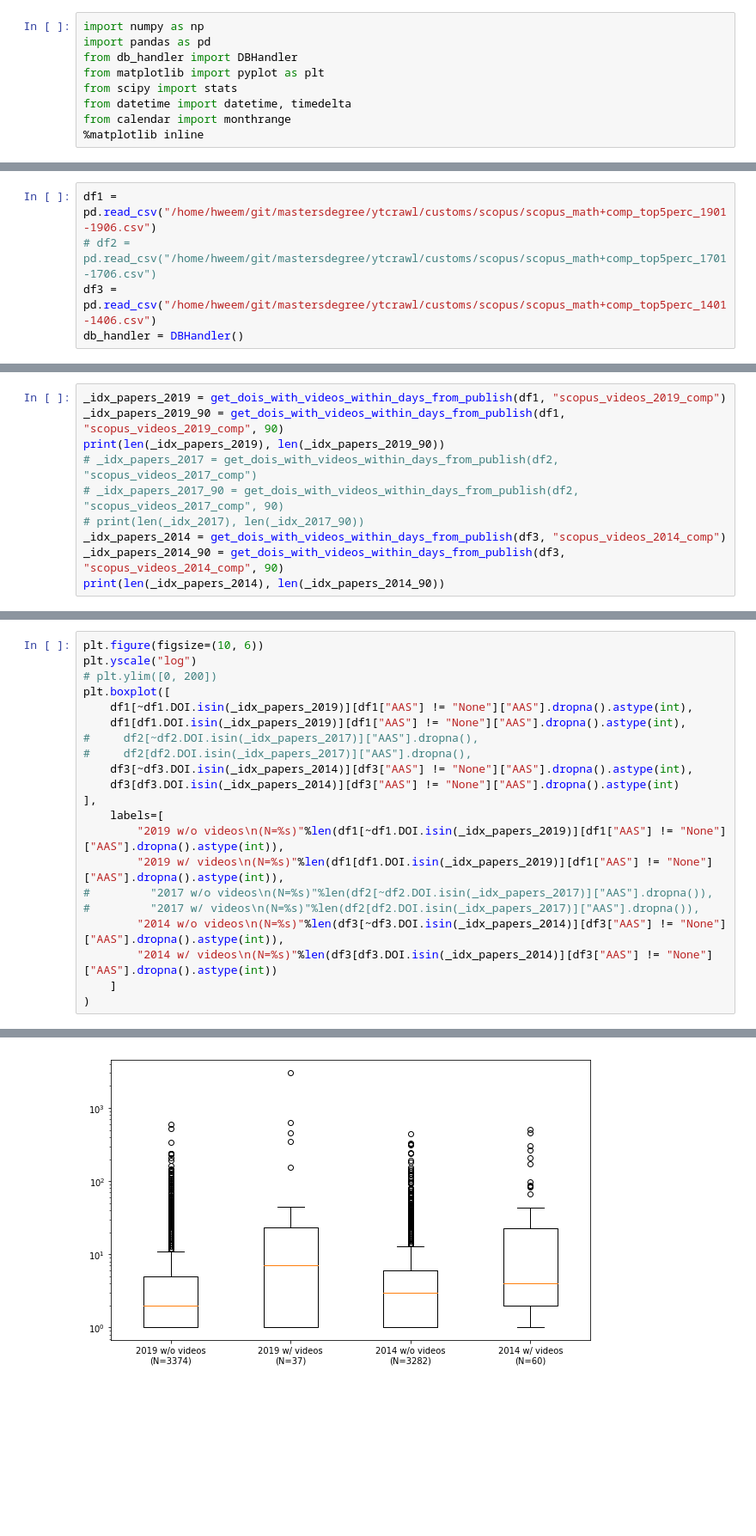
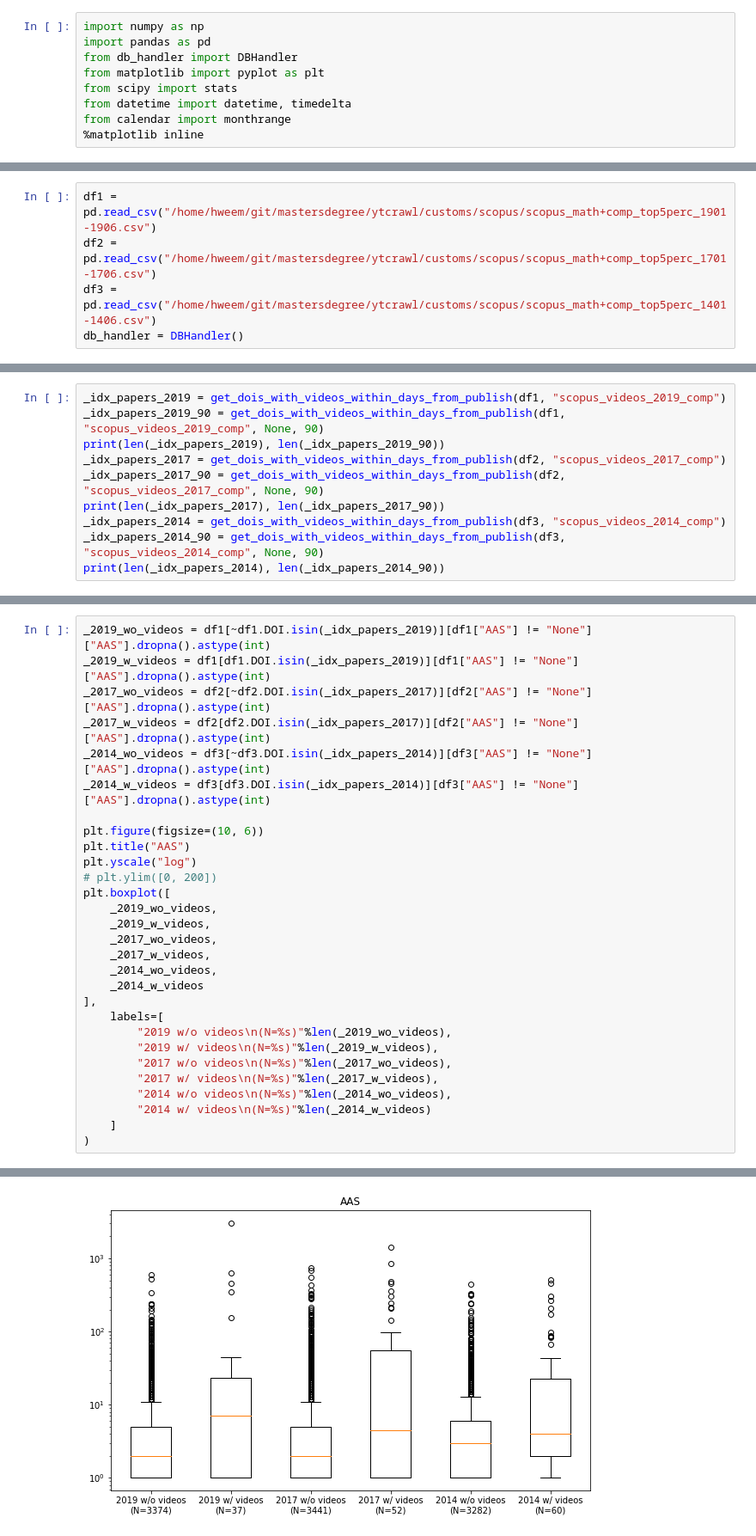
Before and after one commit to Hweemyoung/mastersdegree, a Jupyter notebook: ytcrawl/customs/200819.ipynb, the cells around one changed output, grey strips where cells are left out. Shown at 86% size. Drawn from its saved outputs; the diff is of its cells as text; blank space fills up the shorter version.

```diff
--- a/ytcrawl/customs/200819.ipynb
+++ b/ytcrawl/customs/200819.ipynb
@@ -39,7 +62,7 @@ def get_dois_with_videos_within_days_from_publish(df, table_name, num_days=None)
     return _set_target_dois
 # %%
 df1 = pd.read_csv("/home/hweem/git/mastersdegree/ytcrawl/customs/scopus/scopus_math+comp_top5perc_1901-1906.csv")
-# df2 = pd.read_csv("/home/hweem/git/mastersdegree/ytcrawl/customs/scopus/scopus_math+comp_top5perc_1701-1706.csv")
+df2 = pd.read_csv("/home/hweem/git/mastersdegree/ytcrawl/customs/scopus/scopus_math+comp_top5perc_1701-1706.csv")
 df3 = pd.read_csv("/home/hweem/git/mastersdegree/ytcrawl/customs/scopus/scopus_math+comp_top5perc_1401-1406.csv")
 db_handler = DBHandler()
 # %%
@@ -56,13 +81,13 @@ _videos_2019 = db_handler.execute().fetchall()
         sql: SELECT `idx_paper`, `publishedAt` FROM `scopus_videos_2019_comp`;
 # %%
 _idx_papers_2019 = get_dois_with_videos_within_days_from_publish(df1, "scopus_videos_2019_comp")
-_idx_papers_2019_90 = get_dois_with_videos_within_days_from_publish(df1, "scopus_videos_2019_comp", 90)
+_idx_papers_2019_90 = get_dois_with_videos_within_days_from_publish(df1, "scopus_videos_2019_comp", None, 90)
 print(len(_idx_papers_2019), len(_idx_papers_2019_90))
-# _idx_papers_2017 = get_dois_with_videos_within_days_from_publish(df2, "scopus_videos_2017_comp")
-# _idx_papers_2017_90 = get_dois_with_videos_within_days_from_publish(df2, "scopus_videos_2017_comp", 90)
-# print(len(_idx_2017), len(_idx_2017_90))
+_idx_papers_2017 = get_dois_with_videos_within_days_from_publish(df2, "scopus_videos_2017_comp")
+_idx_papers_2017_90 = get_dois_with_videos_within_days_from_publish(df2, "scopus_videos_2017_comp", None, 90)
+print(len(_idx_papers_2017), len(_idx_papers_2017_90))
 _idx_papers_2014 = get_dois_with_videos_within_days_from_publish(df3, "scopus_videos_2014_comp")
-_idx_papers_2014_90 = get_dois_with_videos_within_days_from_publish(df3, "scopus_videos_2014_comp", 90)
+_idx_papers_2014_90 = get_dois_with_videos_within_days_from_publish(df3, "scopus_videos_2014_comp", None, 90)
 print(len(_idx_papers_2014), len(_idx_papers_2014_90))
 # %% [output]
         Command set: SELECT `idx_paper`, `publishedAt` FROM `scopus_videos_2019_comp`
@@ -122,22 +222,30 @@ Name: AAS, Length: 3282, dtype: int64
 # %%
+_2019_wo_videos = df1[~df1.DOI.isin(_idx_papers_2019)][df1["AAS"] != "None"]["AAS"].dropna().astype(int)
+_2019_w_videos = df1[df1.DOI.isin(_idx_papers_2019)][df1["AAS"] != "None"]["AAS"].dropna().astype(int)
+_2017_wo_videos = df2[~df2.DOI.isin(_idx_papers_2017)][df2["AAS"] != "None"]["AAS"].dropna().astype(int)
+_2017_w_videos = df2[df2.DOI.isin(_idx_papers_2017)][df2["AAS"] != "None"]["AAS"].dropna().astype(int)
+_2014_wo_videos = df3[~df3.DOI.isin(_idx_papers_2014)][df3["AAS"] != "None"]["AAS"].dropna().astype(int)
+_2014_w_videos = df3[df3.DOI.isin(_idx_papers_2014)][df3["AAS"] != "None"]["AAS"].dropna().astype(int)
+
 plt.figure(figsize=(10, 6))
+plt.title("AAS")
 plt.yscale("log")
 # plt.ylim([0, 200])
 plt.boxplot([
-    df1[~df1.DOI.isin(_idx_papers_2019)][df1["AAS"] != "None"]["AAS"].dropna().astype(int),
-    df1[df1.DOI.isin(_idx_papers_2019)][df1["AAS"] != "None"]["AAS"].dropna().astype(int),
-#     df2[~df2.DOI.isin(_idx_papers_2017)]["AAS"].dropna(),
-#     df2[df2.DOI.isin(_idx_papers_2017)]["AAS"].dropna(),
-    df3[~df3.DOI.isin(_idx_papers_2014)][df3["AAS"] != "None"]["AAS"].dropna().astype(int),
-    df3[df3.DOI.isin(_idx_papers_2014)][df3["AAS"] != "None"]["AAS"].dropna().astype(int)
+    _2019_wo_videos,
+    _2019_w_videos,
+    _2017_wo_videos,
+    _2017_w_videos,
+    _2014_wo_videos,
+    _2014_w_videos
 ],
     labels=[
-        "2019 w/o videos\n(N=%s)"%len(df1[~df1.DOI.isin(_idx_papers_2019)][df1["AAS"] != "None"]["AAS"].dropna().astype(int)),
-        "2019 w/ videos\n(N=%s)"%len(df1[df1.DOI.isin(_idx_papers_2019)][df1["AAS"] != "None"]["AAS"].dropna().astype(int)),
-#         "2017 w/o videos\n(N=%s)"%len(df2[~df2.DOI.isin(_idx_papers_2017)]["AAS"].dropna()),
-#         "2017 w/ videos\n(N=%s)"%len(df2[df2.DOI.isin(_idx_papers_2017)]["AAS"].dropna()),
-        "2014 w/o videos\n(N=%s)"%len(df3[~df3.DOI.isin(_idx_papers_2014)][df3["AAS"] != "None"]["AAS"].dropna().astype(int)),
-        "2014 w/ videos\n(N=%s)"%len(df3[df3.DOI.isin(_idx_papers_2014)][df3["AAS"] != "None"]["AAS"].dropna().astype(int))
+        "2019 w/o videos\n(N=%s)"%len(_2019_wo_videos),
+        "2019 w/ videos\n(N=%s)"%len(_2019_w_videos),
+        "2017 w/o videos\n(N=%s)"%len(_2017_wo_videos),
+        "2017 w/ videos\n(N=%s)"%len(_2017_w_videos),
+        "2014 w/o videos\n(N=%s)"%len(_2014_wo_videos),
+        "2014 w/ videos\n(N=%s)"%len(_2014_w_videos)
     ]
 )
 # %% [output]
@@ -157,5 +265,5 @@ plt.boxplot([
   <matplotlib.lines.Line2D at 0x...>,
   <matplotlib.lines.Line2D at 0x...>,
   <matplotlib.lines.Line2D at 0x...>,
   <matplotlib.lines.Line2D at 0x...>]}
-[figure, old version]
+[figure, new version]
```
Also changed, not shown: parts of 15 cells of this notebook, 40 other files.
